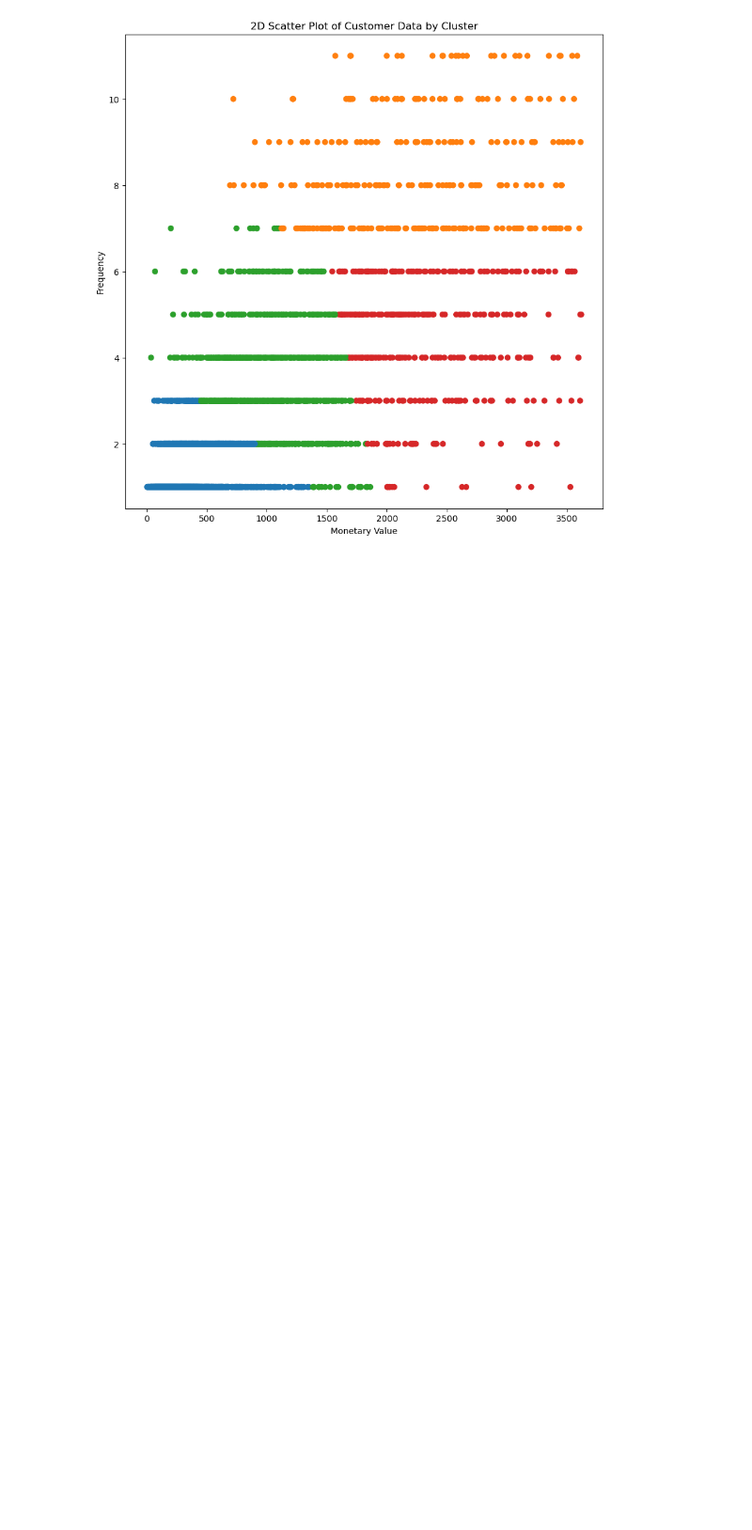
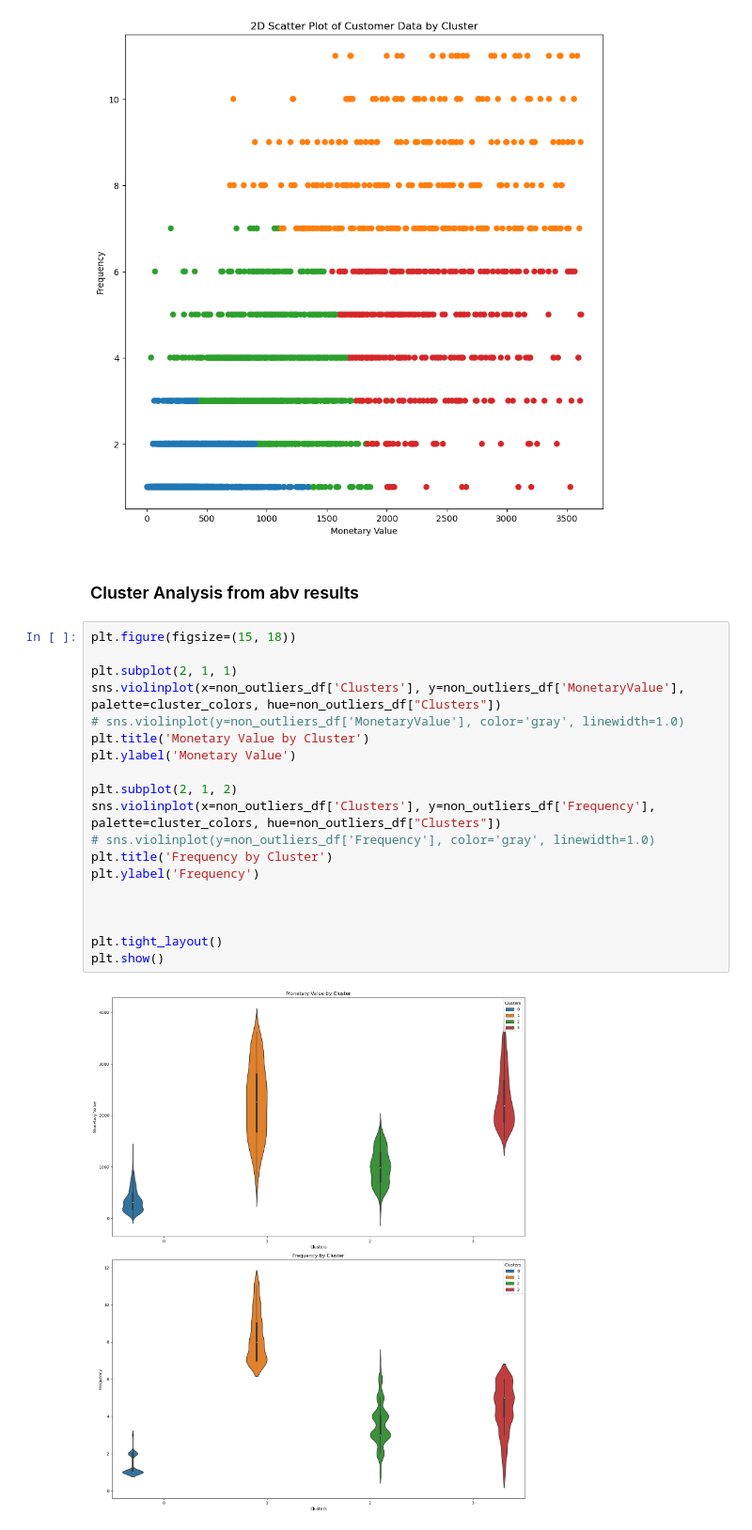
Before and after one commit to kamahTek/Machine-Learning, a Jupyter notebook: Unsupervised-Learning/Clustering/Online-Retail/index.ipynb, the cells around one changed output. Shown at 94% size. Cells and saved outputs as stored; diff of their text form; blank space fills up the shorter version.

Commit message:
analysing my clusters

```diff
--- a/Unsupervised-Learning/Clustering/Online-Retail/index.ipynb
+++ b/Unsupervised-Learning/Clustering/Online-Retail/index.ipynb
@@ -754,3 +770,26 @@ ax.set_title('2D Scatter Plot of Customer Data by Cluster')
 plt.show()
 # %% [output]
 [figure]
+# %% [markdown]
+### Cluster Analysis from abv results
+# %%
+plt.figure(figsize=(15, 18))
+
+plt.subplot(2, 1, 1)
+sns.violinplot(x=non_outliers_df['Clusters'], y=non_outliers_df['MonetaryValue'], palette=cluster_colors, hue=non_outliers_df["Clusters"])
+# sns.violinplot(y=non_outliers_df['MonetaryValue'], color='gray', linewidth=1.0)
+plt.title('Monetary Value by Cluster')
+plt.ylabel('Monetary Value')
+
+plt.subplot(2, 1, 2)
+sns.violinplot(x=non_outliers_df['Clusters'], y=non_outliers_df['Frequency'], palette=cluster_colors, hue=non_outliers_df["Clusters"])
+# sns.violinplot(y=non_outliers_df['Frequency'], color='gray', linewidth=1.0)
+plt.title('Frequency by Cluster')
+plt.ylabel('Frequency')
+
+
+
+plt.tight_layout()
+plt.show()
+# %% [output]
+[figure, added]
```
Also changed, not shown: parts of 12 cells of this notebook.
